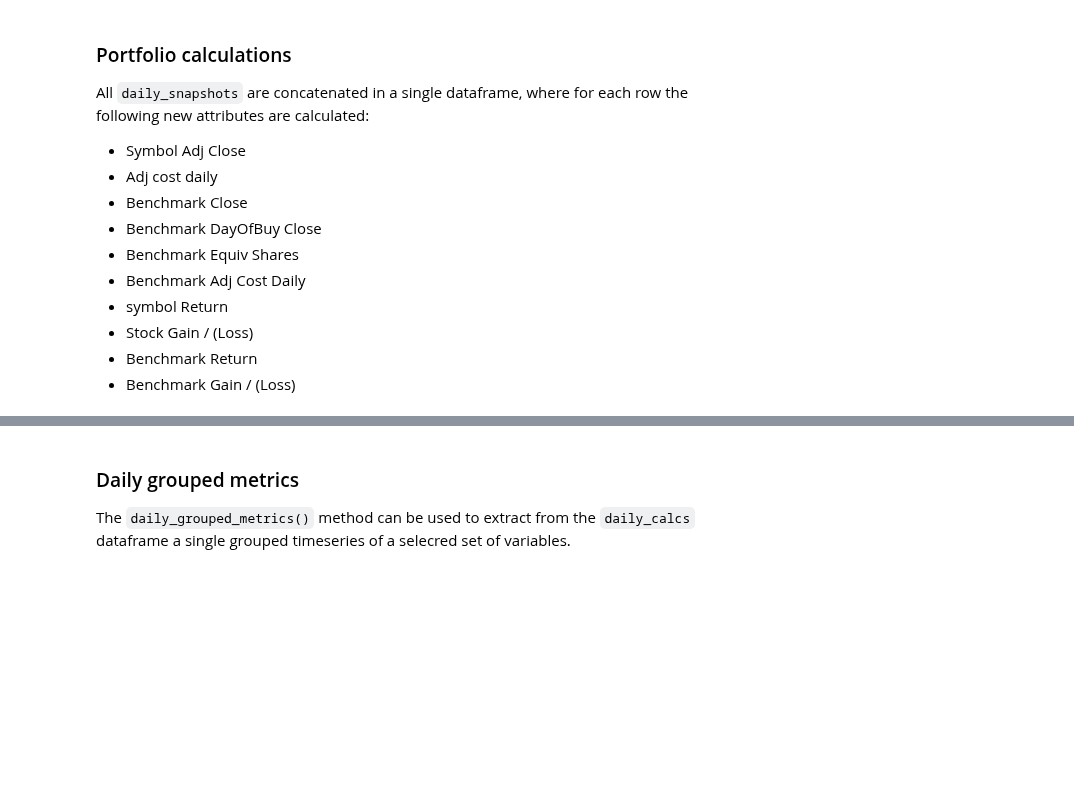
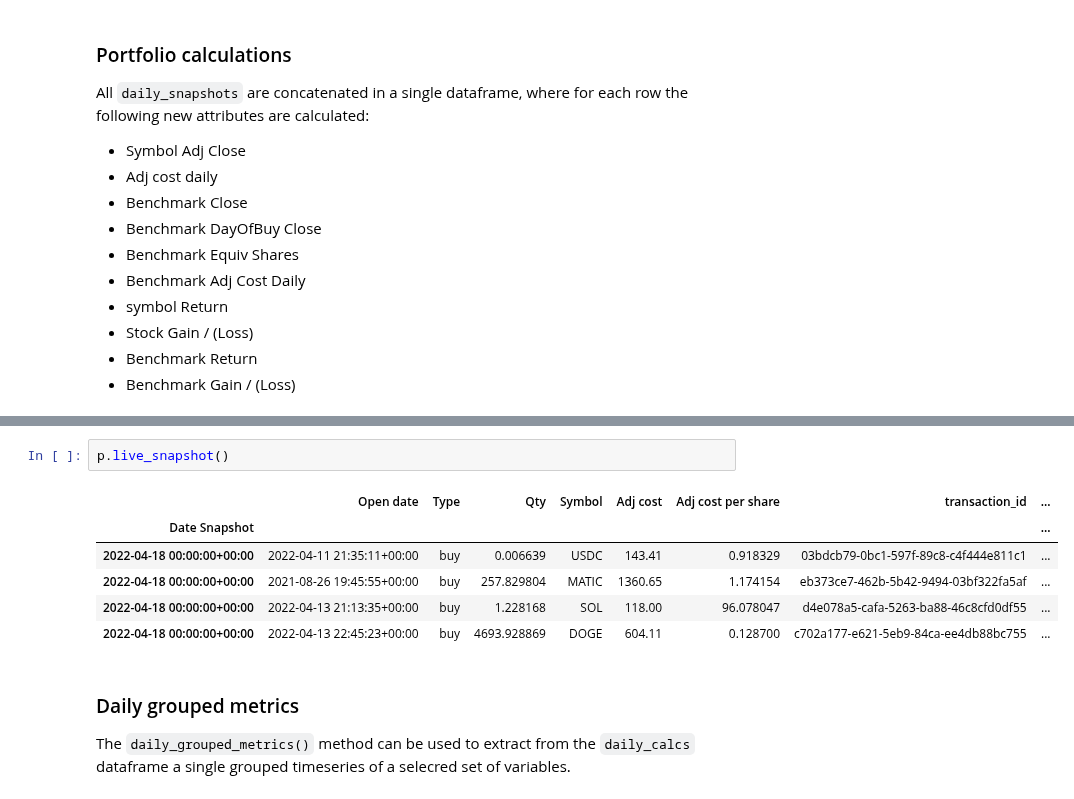
Before and after one commit to giocaizzi/surfingcrypto, a Jupyter notebook: docsrc/source/examples/portfolio_01.ipynb, the cells around one changed output, grey strips where cells are left out. Drawn from its saved outputs; the diff is of its cells as text; blank space fills up the shorter version.

Commit message:
live_snapshot()

```diff
--- a/docsrc/source/examples/portfolio_01.ipynb
+++ b/docsrc/source/examples/portfolio_01.ipynb
@@ -148,3 +156,12 @@ p.tracker.daily_snaphost("last")
+# %%
+p.live_snapshot()
+# %% [output]
+|  | Open date | Type | Qty | Symbol | Adj cost | Adj cost per share | transaction_id | ... |
+| Date Snapshot |  |  |  |  |  |  |  | ... |
+| 2022-04-18 00:00:00+00:00 | 2022-04-11 21:35:11+00:00 | buy | 0.006639 | USDC | 143.41 | 0.918329 | 03bdcb79-0bc1-597f-89c8-c4f444e811c1 | ... |
+| 2022-04-18 00:00:00+00:00 | 2021-08-26 19:45:55+00:00 | buy | 257.829804 | MATIC | 1360.65 | 1.174154 | eb373ce7-462b-5b42-9494-03bf322fa5af | ... |
+| 2022-04-18 00:00:00+00:00 | 2022-04-13 21:13:35+00:00 | buy | 1.228168 | SOL | 118.00 | 96.078047 | d4e078a5-cafa-5263-ba88-46c8cfd0df55 | ... |
+| 2022-04-18 00:00:00+00:00 | 2022-04-13 22:45:23+00:00 | buy | 4693.928869 | DOGE | 604.11 | 0.128700 | c702a177-e621-5eb9-84ca-ee4db88bc755 | ... |
 # %% [markdown]
 ### Daily grouped metrics
 
```
Also changed, not shown: parts of 12 cells of this notebook, 2 other files.
